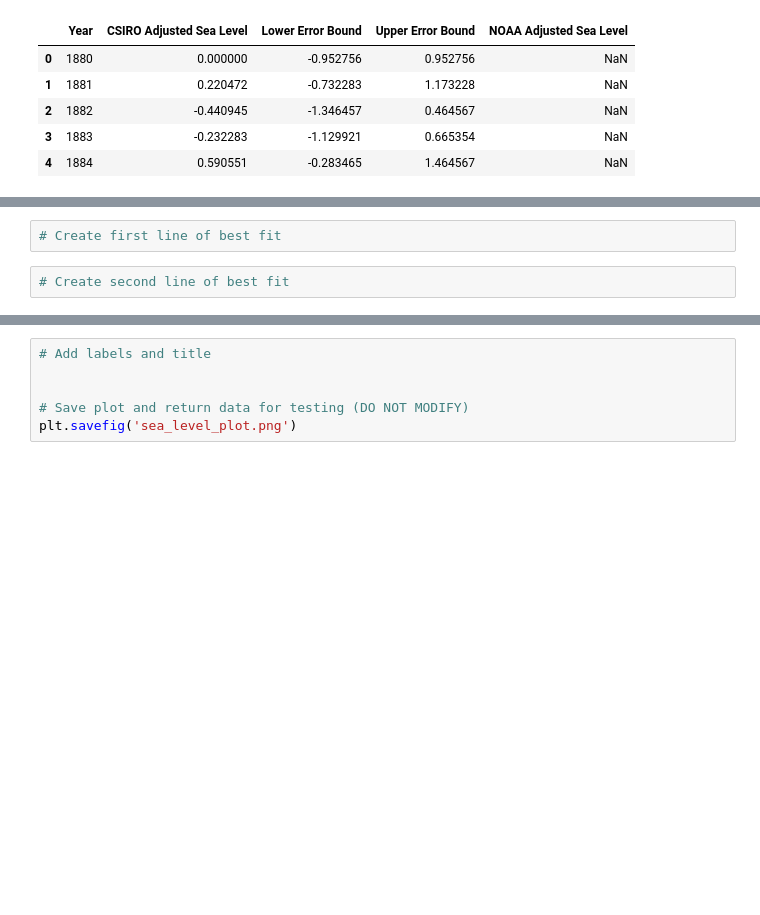
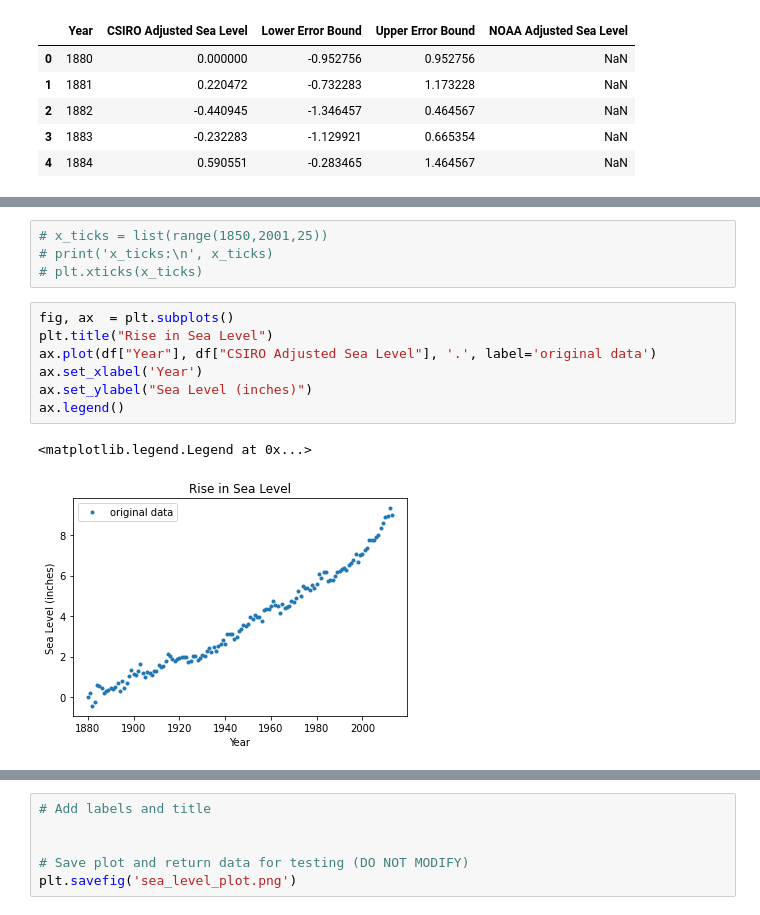
Before and after one commit to danhtran2k20/pyData, a Jupyter notebook: zpyDS0_Project/sea-level-predictor/sea_level_predictor.ipynb, the cells around one changed output, grey strips where cells are left out. Drawn from its saved outputs; the diff is of its cells as text; blank space fills up the shorter version.

```diff
--- a/zpyDS0_Project/sea-level-predictor/sea_level_predictor.ipynb
+++ b/zpyDS0_Project/sea-level-predictor/sea_level_predictor.ipynb
@@ -35,7 +36,17 @@ plt.ylabel("Sea Level (inches)")
 # %% [output]
 Text(0, 0.5, 'Sea Level (inches)')
 [figure]
-# %%
-# Create first line of best fit
-# %%
-# Create second line of best fit
+# %%
+# x_ticks = list(range(1850,2001,25))
+# print('x_ticks:\n', x_ticks)
+# plt.xticks(x_ticks)
+# %%
+fig, ax  = plt.subplots()
+plt.title("Rise in Sea Level")
+ax.plot(df["Year"], df["CSIRO Adjusted Sea Level"], '.', label='original data')
+ax.set_xlabel('Year')
+ax.set_ylabel("Sea Level (inches)")
+ax.legend()
+# %% [output]
+<matplotlib.legend.Legend at 0x...>
+[figure, added]
```
Also changed, not shown: parts of 7 cells of this notebook, 2 other files.
